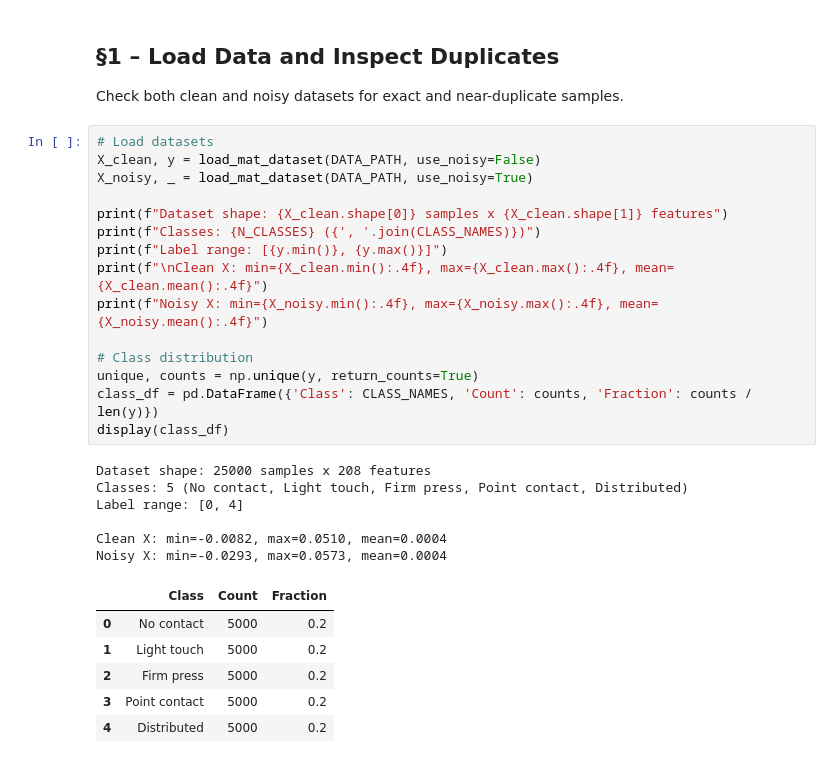
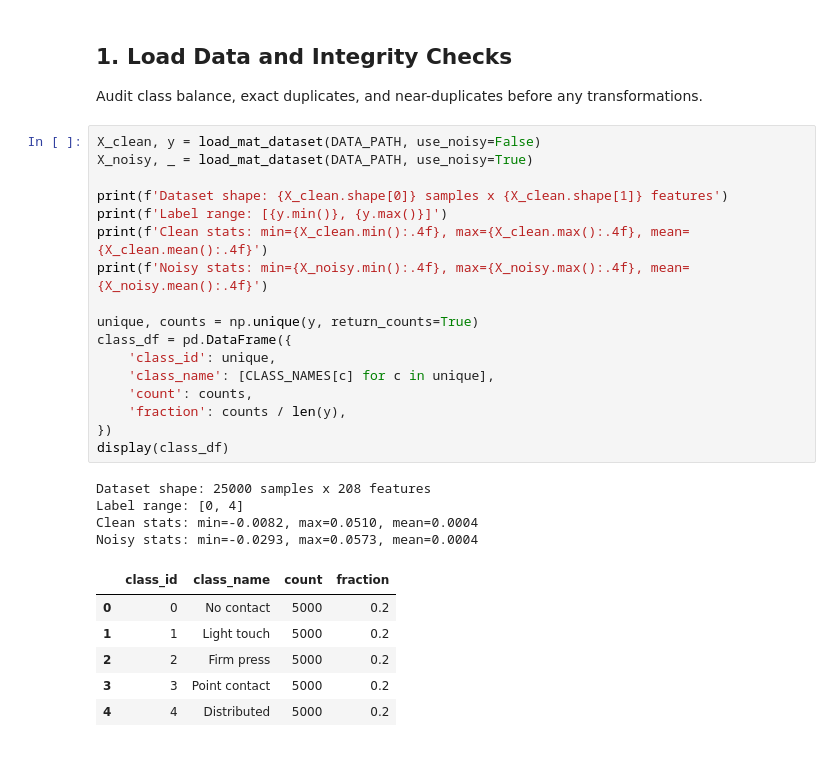
Before and after one commit to ronniepiku/eit-sim2real, a Jupyter notebook: notebooks/eda_analysis.ipynb, the cells around one changed output. Saved outputs shown, nothing was run; the diff lists cells and outputs as text.

```diff
--- a/notebooks/eda_analysis.ipynb
+++ b/notebooks/eda_analysis.ipynb
@@ -71,35 +62,35 @@ print("Setup complete.")
 # %% [output]
 Setup complete.
 # %% [markdown]
-## §1 – Load Data and Inspect Duplicates
+## 1. Load Data and Integrity Checks
 
-Check both clean and noisy datasets for exact and near-duplicate samples.
+Audit class balance, exact duplicates, and near-duplicates before any transformations.
 # %%
-# Load datasets
 X_clean, y = load_mat_dataset(DATA_PATH, use_noisy=False)
 X_noisy, _ = load_mat_dataset(DATA_PATH, use_noisy=True)
 
-print(f"Dataset shape: {X_clean.shape[0]} samples x {X_clean.shape[1]} features")
-print(f"Classes: {N_CLASSES} ({', '.join(CLASS_NAMES)})")
-print(f"Label range: [{y.min()}, {y.max()}]")
-print(f"\nClean X: min={X_clean.min():.4f}, max={X_clean.max():.4f}, mean={X_clean.mean():.4f}")
-print(f"Noisy X: min={X_noisy.min():.4f}, max={X_noisy.max():.4f}, mean={X_noisy.mean():.4f}")
+print(f'Dataset shape: {X_clean.shape[0]} samples x {X_clean.shape[1]} features')
+print(f'Label range: [{y.min()}, {y.max()}]')
+print(f'Clean stats: min={X_clean.min():.4f}, max={X_clean.max():.4f}, mean={X_clean.mean():.4f}')
+print(f'Noisy stats: min={X_noisy.min():.4f}, max={X_noisy.max():.4f}, mean={X_noisy.mean():.4f}')
 
-# Class distribution
 unique, counts = np.unique(y, return_counts=True)
-class_df = pd.DataFrame({'Class': CLASS_NAMES, 'Count': counts, 'Fraction': counts / len(y)})
+class_df = pd.DataFrame({
+    'class_id': unique,
+    'class_name': [CLASS_NAMES[c] for c in unique],
+    'count': counts,
+    'fraction': counts / len(y),
+})
 display(class_df)
 # %% [output]
 Dataset shape: 25000 samples x 208 features
-Classes: 5 (No contact, Light touch, Firm press, Point contact, Distributed)
 Label range: [0, 4]
-
-Clean X: min=-0.0082, max=0.0510, mean=0.0004
-Noisy X: min=-0.0293, max=0.0573, mean=0.0004
+Clean stats: min=-0.0082, max=0.0510, mean=0.0004
+Noisy stats: min=-0.0293, max=0.0573, mean=0.0004
-|  | Class | Count | Fraction |
-| 0 | No contact | 5000 | 0.2 |
-| 1 | Light touch | 5000 | 0.2 |
-| 2 | Firm press | 5000 | 0.2 |
-| 3 | Point contact | 5000 | 0.2 |
-| 4 | Distributed | 5000 | 0.2 |
+|  | class_id | class_name | count | fraction |
+| 0 | 0 | No contact | 5000 | 0.2 |
+| 1 | 1 | Light touch | 5000 | 0.2 |
+| 2 | 2 | Firm press | 5000 | 0.2 |
+| 3 | 3 | Point contact | 5000 | 0.2 |
+| 4 | 4 | Distributed | 5000 | 0.2 |
 # %%
```
Also changed, not shown: parts of 40 cells of this notebook, 21 other files.
